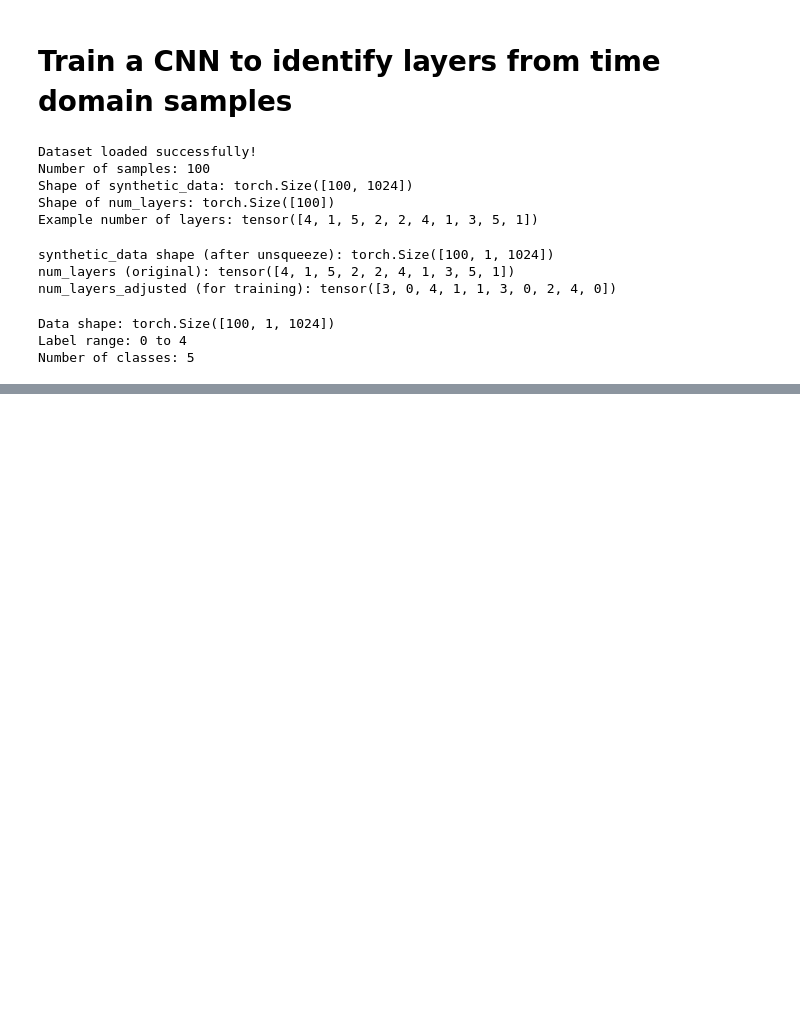
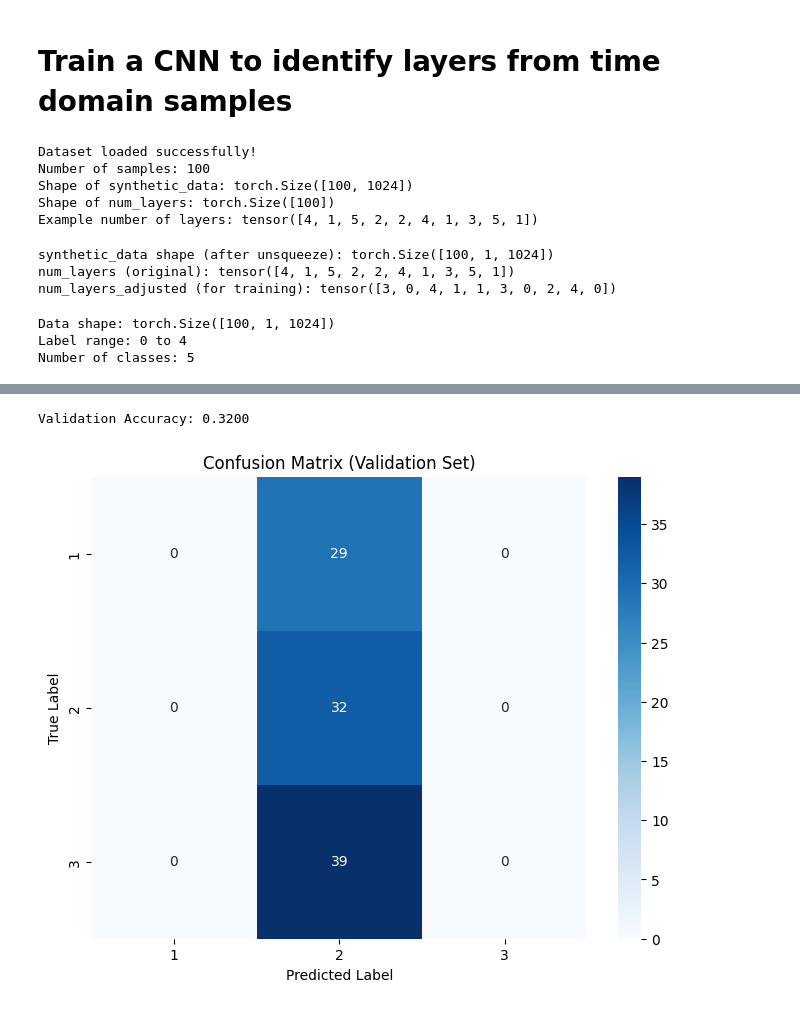
Before and after one commit to tls54/THz-TD-CNN, a Jupyter notebook: Layer_ident.ipynb, the cells around one changed output, grey strips where cells are left out. Cells and saved outputs as stored; diff of their text form; code cells hidden in the pictures; blank space fills up the shorter version.

```diff
--- a/Layer_ident.ipynb
+++ b/Layer_ident.ipynb
@@ -145,0 +146,50 @@ Epoch [10/10], Loss: 1.5830
+# %%
+from sklearn.metrics import confusion_matrix, accuracy_score
+import seaborn as sns
+import matplotlib.pyplot as plt
+
+# Load the validation dataset
+val_data = torch.load("Validation.pt", weights_only=False)
+
+val_synthetic_data = val_data["synthetic_data"]         # shape: [N, 1024]
+val_num_layers = val_data["num_layers"]                 # shape: [N]
+val_num_layers_adjusted = val_num_layers - 1            # match training label indexing
+
+# Unsqueeze to match model input shape
+val_synthetic_data = val_synthetic_data.unsqueeze(1)    # shape: [N, 1, 1024]
+
+# Create DataLoader for validation
+val_dataset = TensorDataset(val_synthetic_data, val_num_layers_adjusted)
+val_loader = DataLoader(val_dataset, batch_size=64, shuffle=False)
+
+# Set model to evaluation mode
+model.eval()
+all_preds = []
+all_labels = []
+
+# Disable gradient computation for evaluation
+with torch.no_grad():
+    for inputs, labels in val_loader:
+        outputs = model(inputs)
+        _, preds = torch.max(outputs, 1)
+        all_preds.extend(preds.cpu().numpy())
+        all_labels.extend(labels.cpu().numpy())
+
+# Compute confusion matrix and accuracy
+cm = confusion_matrix(all_labels, all_preds)
+acc = accuracy_score(all_labels, all_preds)
+
+print(f"\nValidation Accuracy: {acc:.4f}")
+
+# Plot confusion matrix
+plt.figure(figsize=(8, 6))
+sns.heatmap(cm, annot=True, fmt="d", cmap="Blues",
+            xticklabels=[f"{i+1}" for i in range(cm.shape[0])],
+            yticklabels=[f"{i+1}" for i in range(cm.shape[0])])
+plt.xlabel("Predicted Label")
+plt.ylabel("True Label")
+plt.title("Confusion Matrix (Validation Set)")
+plt.show()
+# %% [output]
+Validation Accuracy: 0.3200
+[figure, added]
```
Also changed, not shown: parts of 1 cell of this notebook.
